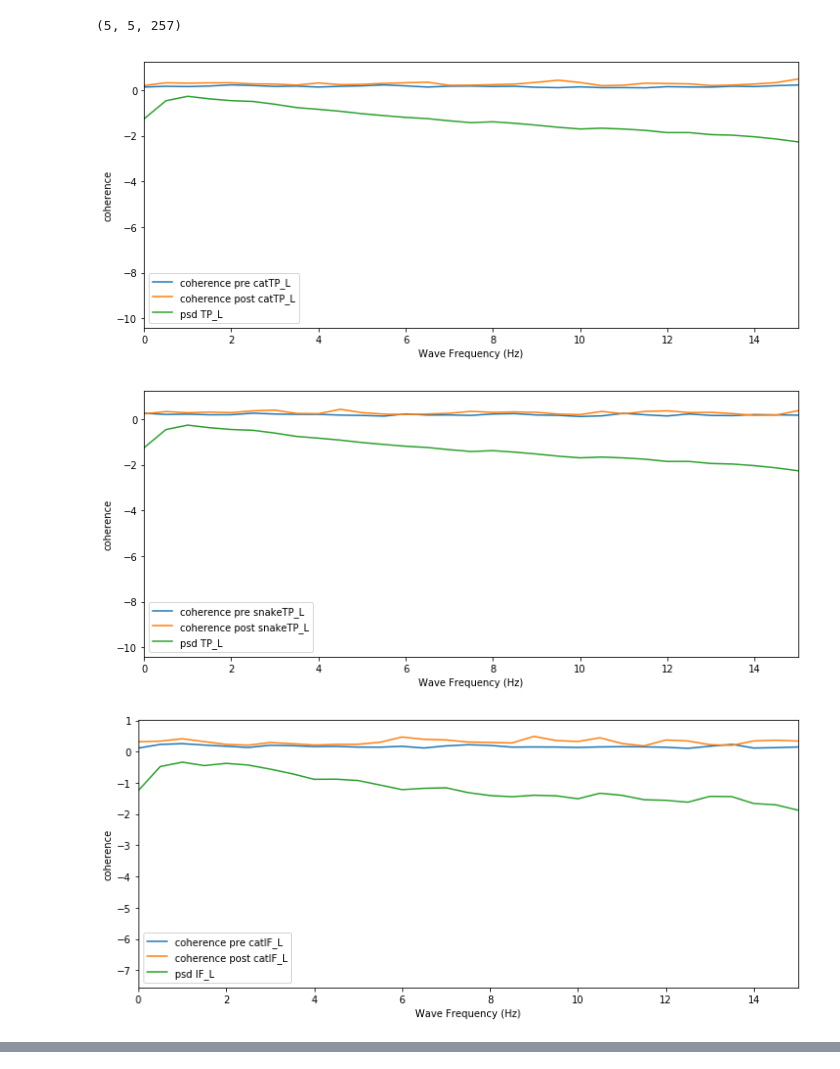
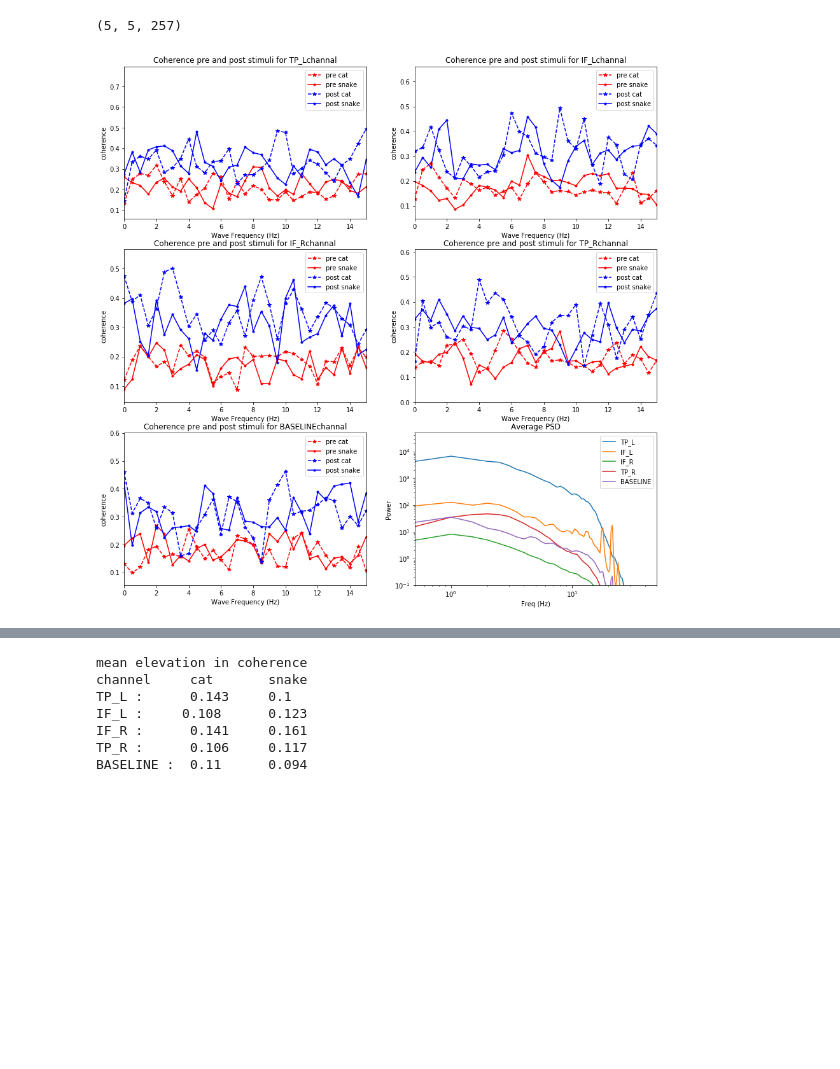
Before and after one commit to TamuzHod/Neural-_signal_processing_final_project, a Jupyter notebook: PROJECT.ipynb, the cells around one changed output, grey strips where cells are left out. Drawn from its saved outputs; the diff is of its cells as text; code cells hidden in the pictures; blank space fills up the shorter version.

```diff
--- a/PROJECT.ipynb
+++ b/PROJECT.ipynb
@@ -324,8 +350,9 @@ epoch_time = np.arange(len_pre, len_post, 1/fs)
 for i in range(0,len(channal_name)):
     # plot STA
     plt.figure(figsize=(12,5))
-    plt.plot(epoch_time, cat_average[i], '-', label = "cat " + channal_name[i])
-    plt.plot(epoch_time, snake_average[i], '-', label = "snake " + channal_name[i])
+    plt.title("STA of " + channal_name[i])
+    plt.plot(epoch_time, cat_average[i], '-', label = "cat ")
+    plt.plot(epoch_time, snake_average[i], '-', label = "snake ")
     plt.xlabel('time (s)'); plt.ylabel('Voltage (v)');
     plt.legend()
 # %% [output]
@@ -503,12 +604,13 @@ def plot_spectrogram(spg, t, f, freq_lims=[0,100], plot_db=False):
     plt.colorbar()
     plt.tight_layout()
 # %%
-len_win = 2
-len_overlap = 1
+participant = 0
+max_freq = 3
+chan = TP_L
 f_stft, t_stft, stft = signal.stft(np.array(eeg_list)[participant][chan], fs, nperseg=fs*len_win,  noverlap=fs*len_overlap, detrend=False)
 spg = np.abs(stft)**2
 # use plot_spectrogram
-plot_spectrogram((spg), t_stft, f_stft, plot_db=False, freq_lims=[0,20])
+plot_spectrogram(np.log(spg), t_stft, f_stft, plot_db=False, freq_lims=[0,20])
 
 # computing welch's spectrogram for you
 f_welch, p_welch = signal.welch(np.array(eeg_list)[participant][chan],fs,window='boxcar',nperseg=int(fs*len_win),noverlap=int(fs*len_overlap))
@@ -519,7 +621,10 @@ plt.plot(f_stft, p_welch, '-', alpha=1, label='psd_welch')
 print("max freq = ", np.argmax(p_welch))
 max_freq =  np.argmax(p_welch)
 plt.legend()
-plt.xlim([0,20]);
+plt.yscale('log')
+plt.xscale('log')
+plt.ylim([0.1,100000])
+plt.xlim([0.5,100])
 plt.ylabel('Power')
 plt.xlabel('Wave Frequency (Hz)');
 print(len(stft))
@@ -653,34 +739,42 @@ coherence_cat_post = np.mean(coherence_cat_post, axis =0)
 coherence_snake_post = np.mean(coherence_snake_post, axis =0)
 psd = np.mean(psd, axis =0)
 # %%
+plt.figure(figsize=(15,15))
+
 for i in range(0,len(channal_name)):
 
     #psd[i] /= np.linalg.norm(psd[i])
+    plt.subplot(3,2,i+1)
+    plt.title("Coherence pre and post stimuli for " + channal_name[i] + "channal")
 
-    plt.figure(figsize=(12,5))
-    plt.plot(f_stft, coherence_cat_pre[i], '-', alpha=1, label='coherence pre cat'+ channal_name[i])
-    plt.plot(f_stft, coherence_cat_post[i], '-', alpha=1, label='coherence post cat'+ channal_name[i])
-    plt.plot(f_stft, np.log10(psd[i]), '-', alpha=1, label='psd '+ channal_name[i])
+    plt.plot(f_stft, coherence_cat_pre[i], 'r*--', alpha=1, label='pre cat')
+    plt.plot(f_stft, coherence_snake_pre[i], 'r.-', alpha=1, label='pre snake')
+    plt.plot(f_stft, coherence_cat_post[i], 'b*--', alpha=1, label='post cat')
+    plt.plot(f_stft, coherence_snake_post[i], 'b.-', alpha=1, label='post snake')
 
 
     plt.legend()
     plt.xlim([0,15]);
     #plt.ylim([-1,1]);
     plt.ylabel('coherence')
     plt.xlabel('Wave Frequency (Hz)');
 
-    plt.figure(figsize=(12,5))
-    plt.plot(f_stft, coherence_snake_pre[i], '-', alpha=1, label='coherence pre snake'+ channal_name[i])
-    plt.plot(f_stft, coherence_snake_post[i], '-', alpha=1, label='coherence post snake'+ channal_name[i])
-    plt.plot(f_stft, np.log10(psd[i]), '-', alpha=1, label='psd '+ channal_name[i])
+plt.subplot(3,2,6)
+plt.title("Average PSD")
 
-    plt.legend()
-    plt.xlim([0,15]);
-   # plt.ylim([-1,1]);
+plt.plot(f_stft, psd[0], alpha=1, label=channal_name[0])
+plt.plot(f_stft, psd[1], alpha=1, label=channal_name[1])
+plt.plot(f_stft, psd[2], alpha=1, label=channal_name[2])
+plt.plot(f_stft, psd[3], alpha=1, label=channal_name[3])
+plt.plot(f_stft, psd[4], alpha=1, label=channal_name[4])
+plt.yscale('log')
+plt.xscale('log')
+plt.ylim([0.1,50000])
+plt.xlim([0.5,50])
 
-    plt.ylabel('coherence')
-    plt.xlabel('Wave Frequency (Hz)');
+plt.legend()
+#plt.ylim([-1,1]);
+plt.ylabel('Power')
+plt.xlabel('Freq (Hz)');
 # %% [output]
-[figure, old version]
+[figure, new version]
-[figure, removed]
-[figure, removed]
@@ -693,0 +781,16 @@ for i in range(0,len(channal_name)):
+# %%
+print("mean elevation in coherence")
+print("channel     cat       snake")
+print(channal_name[0] + " :     ", np.round(np.mean(coherence_cat_post[0]) - np.mean(coherence_cat_pre[0]), 3),"   ", np.round(np.mean(coherence_snake_post[0]) - np.mean(coherence_cat_pre[0]), 3))
+print(channal_name[1] + " :    ", np.round(np.mean(coherence_cat_post[1]) - np.mean(coherence_cat_pre[1]), 3),"    ",np.round(np.mean(coherence_snake_post[1]) - np.mean(coherence_cat_pre[1]), 3))
+print(channal_name[2] + " :     ", np.round(np.mean(coherence_cat_post[2]) - np.mean(coherence_cat_pre[2]), 3),"   ",np.round(np.mean(coherence_snake_post[2]) - np.mean(coherence_cat_pre[2]), 3))
+print(channal_name[3] + " :     ", np.round(np.mean(coherence_cat_post[3]) - np.mean(coherence_cat_pre[3]), 3),"   ",np.round(np.mean(coherence_snake_post[3]) - np.mean(coherence_cat_pre[3]), 3))
+print(channal_name[4] + " : ", np.round(np.mean(coherence_cat_post[4]) - np.mean(coherence_cat_pre[4]), 3),"    ",np.round(np.mean(coherence_snake_post[4]) - np.mean(coherence_cat_pre[4]), 3))
+# %% [output]
+mean elevation in coherence
+channel     cat       snake
+TP_L :      0.143     0.1
+IF_L :     0.108      0.123
+IF_R :      0.141     0.161
+TP_R :      0.106     0.117
+BASELINE :  0.11      0.094
```
Also changed, not shown: parts of 32 cells of this notebook.
